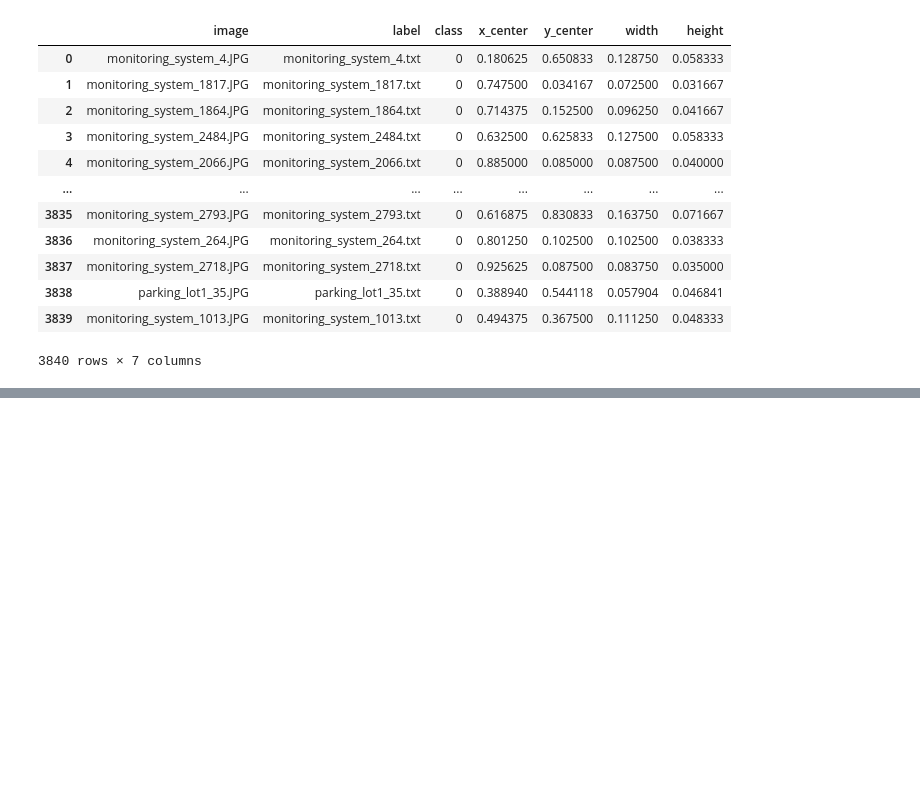
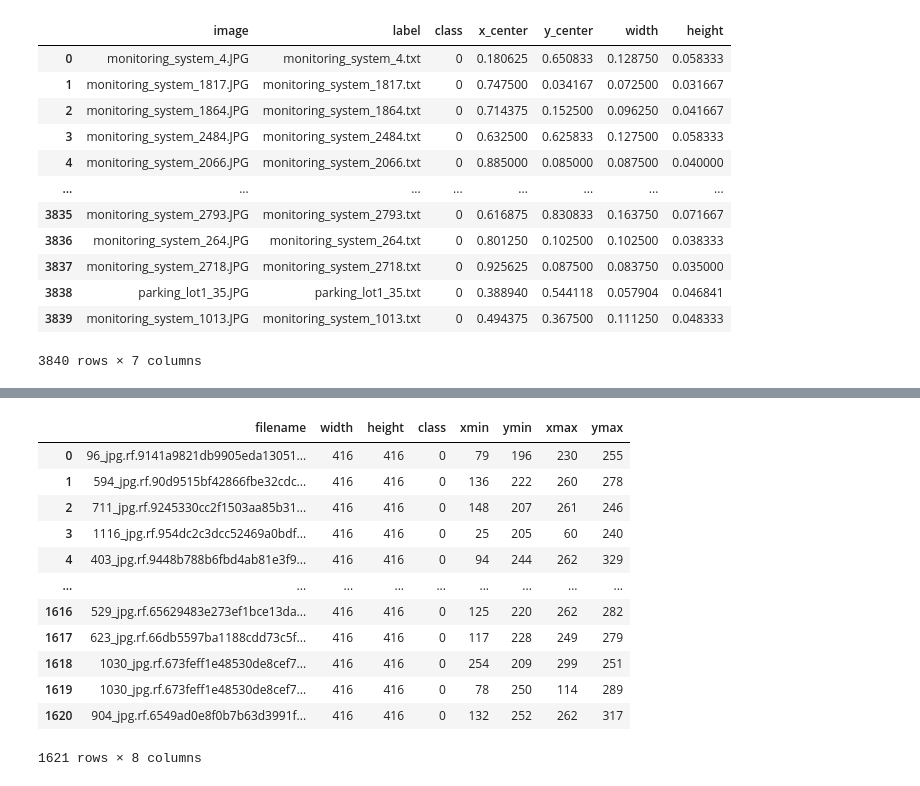
Before and after one commit to achurichi/CEIA, a Jupyter notebook: computer-vision-2/tp-final/dataset-processing.ipynb, the cells around one changed output, grey strips where cells are left out. Cells and saved outputs as stored; diff of their text form; code cells hidden in the pictures; blank space fills up the shorter version.

```diff
--- a/computer-vision-2/tp-final/dataset-processing.ipynb
+++ b/computer-vision-2/tp-final/dataset-processing.ipynb
@@ -96,0 +384,36 @@ True
+# %%
+TRAIN_PATH = os.path.join(DS_PATHS["roboflow2"], "train")
+TEST_PATH = os.path.join(DS_PATHS["roboflow2"], "test")
+VALID_PATH = os.path.join(DS_PATHS["roboflow2"], "valid")
+
+ROBOFLOW2_PATHS = {
+    "train": {
+        "images": TRAIN_PATH,
+        "dataset": os.path.join(TRAIN_PATH, "_annotations.csv"),
+    },
+    "test": {
+        "images": TEST_PATH,
+        "dataset": os.path.join(TEST_PATH, "_annotations.csv"),
+    },
+    "valid": {
+        "images": VALID_PATH,
+        "dataset": os.path.join(VALID_PATH, "_annotations.csv"),
+    },
+}
+
+roboflow2_train_df = pd.read_csv(ROBOFLOW2_PATHS["train"]["dataset"])
+roboflow2_train_df
+# %% [output]
+|  | filename | width | height | class | xmin | ymin | xmax | ymax |
+| 0 | 96_jpg.rf.9141a9821db9905eda13051... | 416 | 416 | 0 | 79 | 196 | 230 | 255 |
+| 1 | 594_jpg.rf.90d9515bf42866fbe32cdc... | 416 | 416 | 0 | 136 | 222 | 260 | 278 |
+| 2 | 711_jpg.rf.9245330cc2f1503aa85b31... | 416 | 416 | 0 | 148 | 207 | 261 | 246 |
+| 3 | 1116_jpg.rf.954dc2c3dcc52469a0bdf... | 416 | 416 | 0 | 25 | 205 | 60 | 240 |
+| 4 | 403_jpg.rf.9448b788b6fbd4ab81e3f9... | 416 | 416 | 0 | 94 | 244 | 262 | 329 |
+| ... | ... | ... | ... | ... | ... | ... | ... | ... |
+| 1616 | 529_jpg.rf.65629483e273ef1bce13da... | 416 | 416 | 0 | 125 | 220 | 262 | 282 |
+| 1617 | 623_jpg.rf.66db5597ba1188cdd73c5f... | 416 | 416 | 0 | 117 | 228 | 249 | 279 |
+| 1618 | 1030_jpg.rf.673feff1e48530de8cef7... | 416 | 416 | 0 | 254 | 209 | 299 | 251 |
+| 1619 | 1030_jpg.rf.673feff1e48530de8cef7... | 416 | 416 | 0 | 78 | 250 | 114 | 289 |
+| 1620 | 904_jpg.rf.6549ad0e8f0b7b63d3991f... | 416 | 416 | 0 | 132 | 252 | 262 | 317 |
+1621 rows × 8 columns
```
Also changed, not shown: parts of 29 cells of this notebook, 1 other file.
